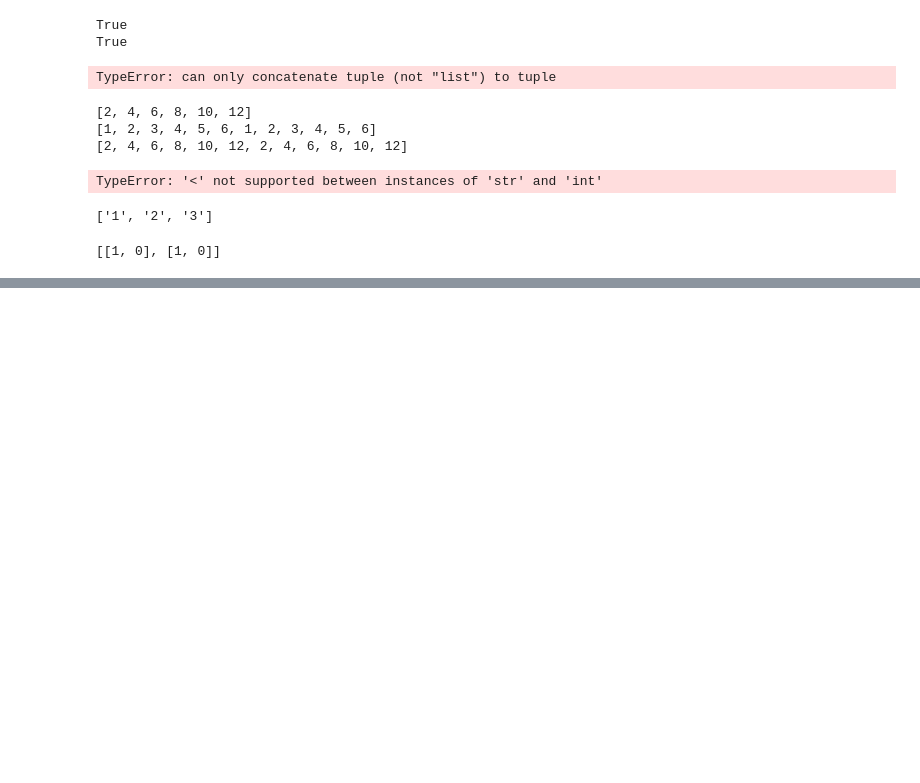
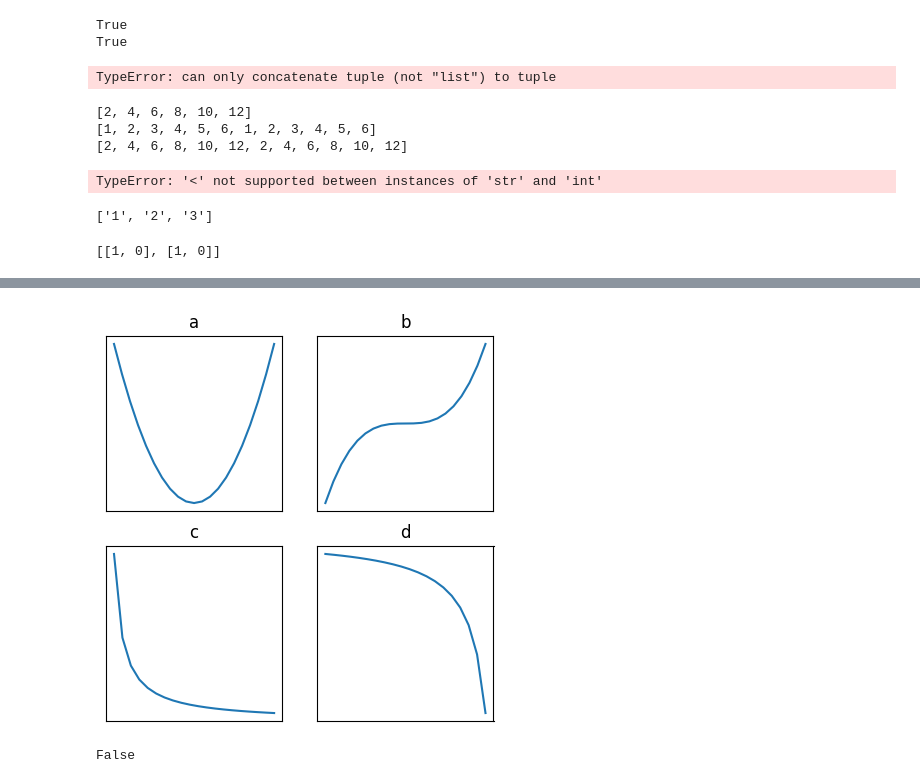
Before and after one commit to hoittoken/Python, a Jupyter notebook: Collabs/Quiz/quiz.ipynb, the cells around one changed output, grey strips where cells are left out. Cells and saved outputs as stored; diff of their text form; code cells hidden in the pictures; blank space fills up the shorter version.

```diff
--- a/Collabs/Quiz/quiz.ipynb
+++ b/Collabs/Quiz/quiz.ipynb
@@ -3517,0 +3554,34 @@ print(a)
+# %%
+import matplotlib.pyplot as plt
+
+fig, ax = plt.subplots(2, 2, figsize=(5, 5))
+ax[0, 0].plot([x**2 for x in range(-10, 11)])
+ax[0, 0].set_title('a')
+ax[0, 0].get_xaxis().set_visible(False)
+ax[0, 0].get_yaxis().set_visible(False)
+
+ax[0, 1].plot([x**3 for x in range(-10, 11)])
+ax[0, 1].set_title('b')
+ax[0, 1].get_xaxis().set_visible(False)
+ax[0, 1].get_yaxis().set_visible(False)
+
+ax[1, 0].plot([1/x for x in range(1, 21)])
+ax[1, 0].set_title('c')
+ax[1, 0].get_xaxis().set_visible(False)
+ax[1, 0].get_yaxis().set_visible(False)
+
+ax[1, 1].plot([1/x for x in range(-21, -1)])
+ax[1, 1].set_title('d')
+ax[1, 1].get_xaxis().set_visible(False)
+ax[1, 1].get_yaxis().set_visible(False)
+# %% [output]
+[figure, added]
+# %%
+print('Something' == True)
+
+# a) True
+# b) False
+# c) None
+# d) Error
+# %% [output]
+False
```
Also changed, not shown: parts of 3 cells of this notebook, 9 other files.
